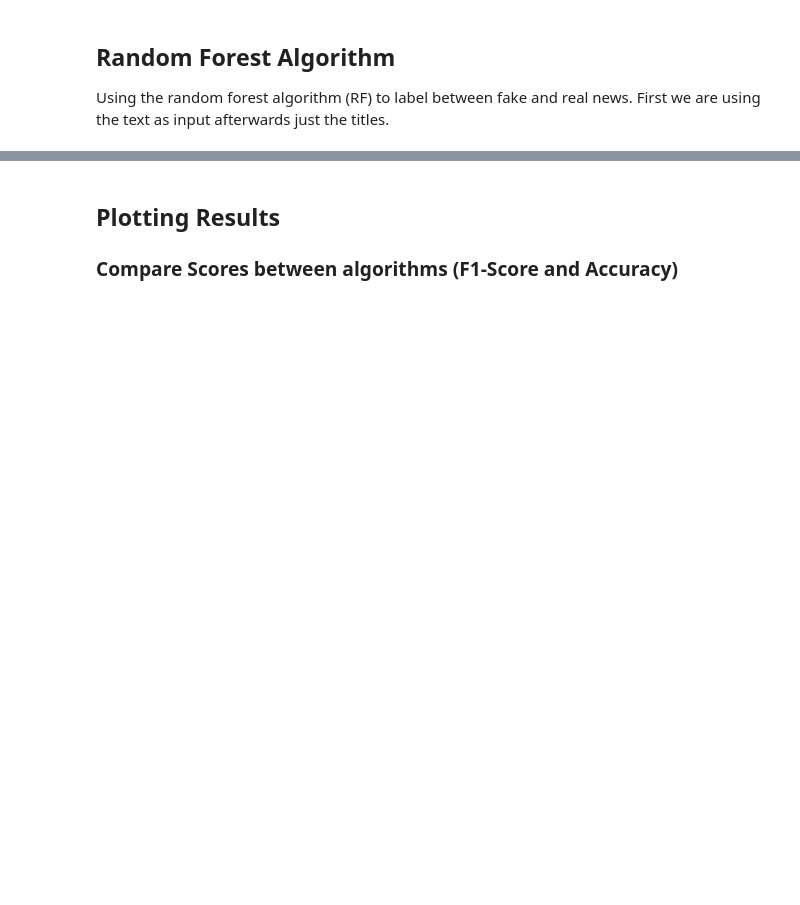
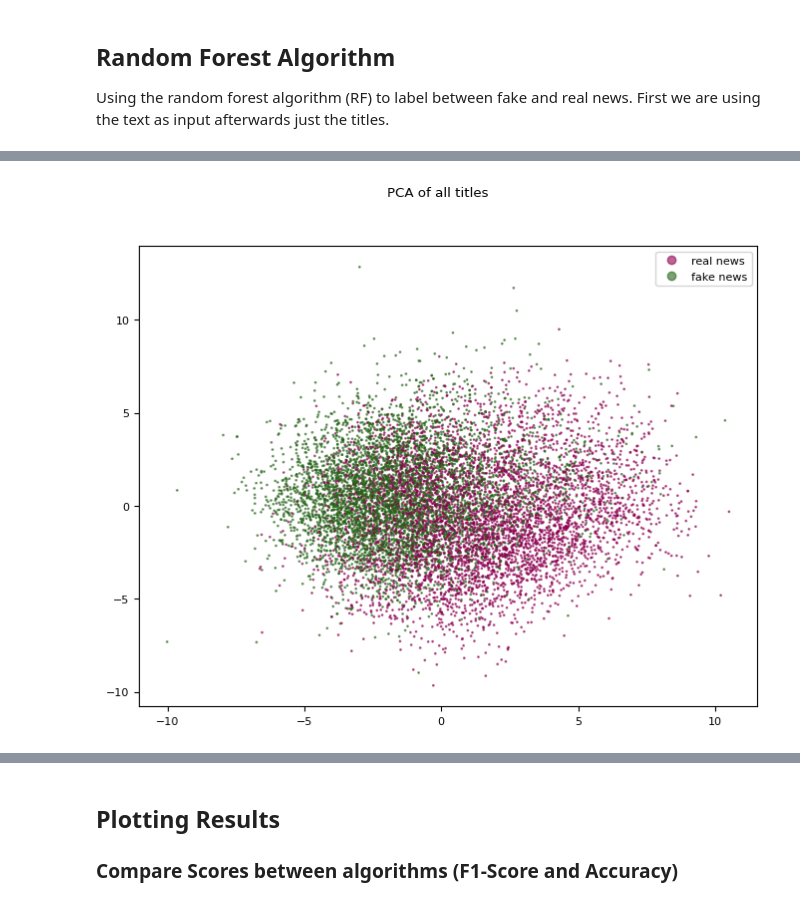
Before and after one commit to StellaLukasser/AIR, a Jupyter notebook: A3.ipynb, the cells around one changed output, grey strips where cells are left out. Saved outputs shown, nothing was run; the diff lists cells and outputs as text; code cells hidden in the pictures; blank space fills up the shorter version.

```diff
--- a/A3.ipynb
+++ b/A3.ipynb
@@ -846,0 +918,4 @@ pca_(X_test_title, y_test_title)
+# %%
+pca_(X_test_title, y_test_title, "title")
+# %% [output]
+[figure, added]
```
Also changed, not shown: parts of 37 cells of this notebook, 2 other files.
